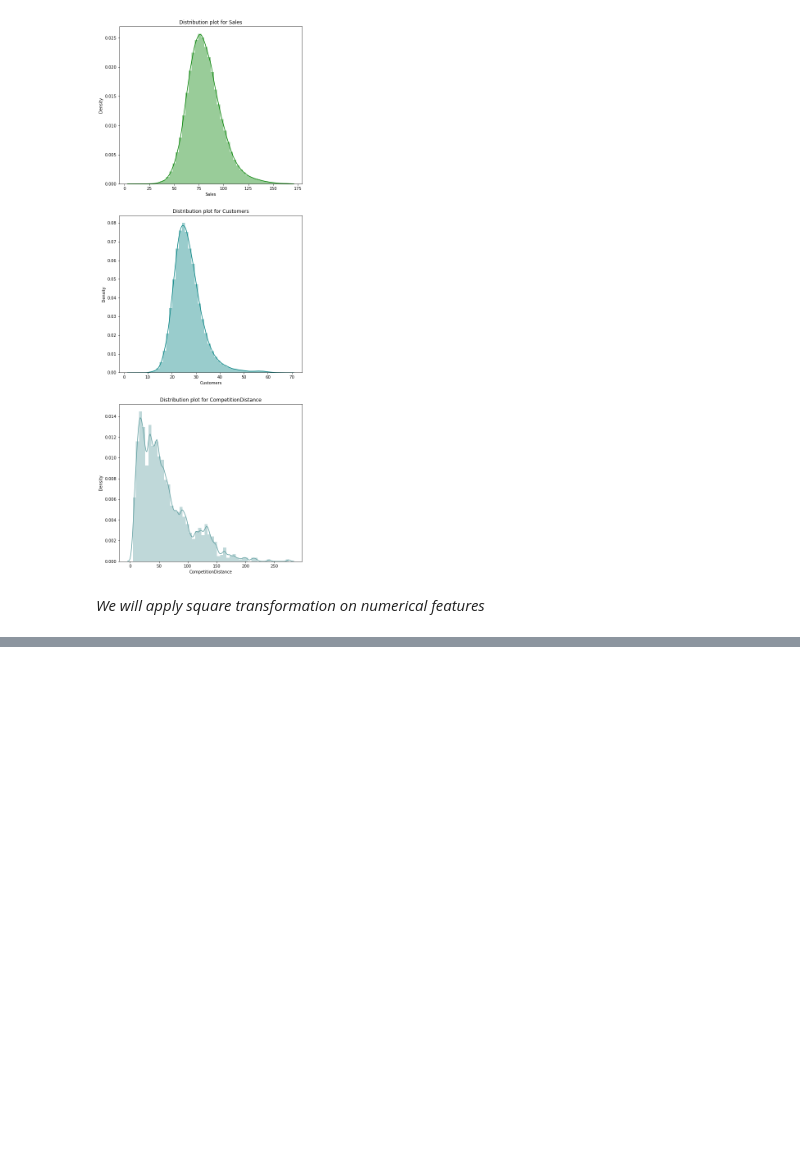
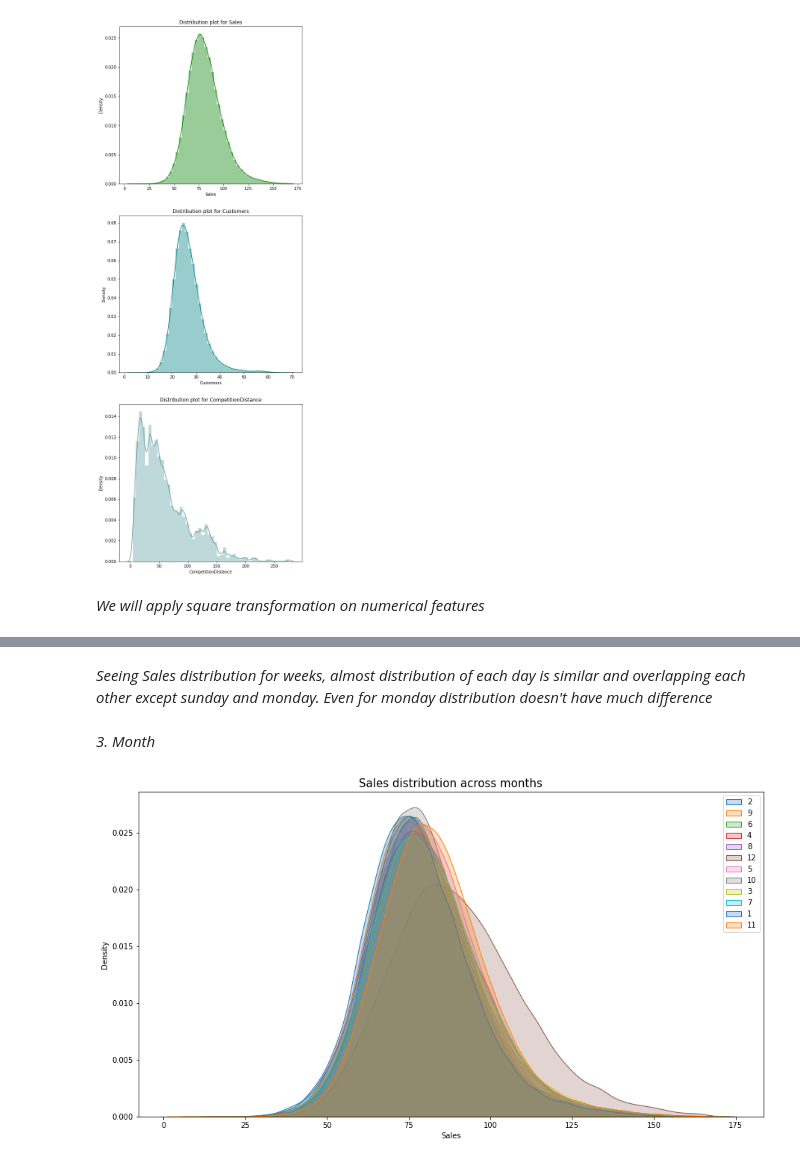
Before and after one commit to smriti192002/Rossmann--Sales--Prediction, a Jupyter notebook: Rossmann_Sales_Prediction.ipynb, the cells around one changed output, grey strips where cells are left out. Saved outputs shown, nothing was run; the diff lists cells and outputs as text; code cells hidden in the pictures; blank space fills up the shorter version.

```diff
--- a/Rossmann_Sales_Prediction.ipynb
+++ b/Rossmann_Sales_Prediction.ipynb
@@ -1606,0 +1646,32 @@ for i,feature in enumerate(num_features):
+# %% [markdown]
+*Seeing Sales distribution for weeks, almost distribution of each day is similar and overlapping each other except sunday and monday. Even for monday distribution doesn't have much difference*
+# %%
+#_____________________________________Block 98______________________________________________________
+
+
+#defining a function to perform label encoding in dayofweek feature
+def dayofweek_to_int(x):
+#assigning integral values corresponding to different categories of dayofweek feature on the basis of their contribution to sales
+  if x == 1:   #days other than monday and sunday
+    return 1
+  else:         #monday
+    return 0
+# %%
+#_________________________________________Block 99_____________________________________________________________
+
+reg_train_data['DayOfWeek'] = reg_train_data['DayOfWeek'].apply(dayofweek_to_int)   #applying above defined function to perform label encoding in DayOfWeek feature for train_data
+reg_test_data['DayOfWeek'] = reg_test_data['DayOfWeek'].apply(dayofweek_to_int)     ##applying above defined function to perform label encoding in DayOfWeek feature for test_data
+# %% [markdown]
+*3. Month*
+# %%
+#________________________________________Block 100________________________________________________________
+
+#checking for distribution of sales in each day of month
+plt.figure(figsize=(15,8))
+for val in reg_train_data['month'].unique():   #iterating over unique values of weekdays to visualise distribution of sales across each weekday
+  sns.kdeplot(reg_train_data[reg_train_data['month']==val]['Sales'] ,label = val,shade=True)   #kde plot
+plt.title('Sales distribution across months',fontsize=15)
+plt.legend()   #to give legends in the plot
+plt.show()
+# %% [output]
+[figure, added]
```
Also changed, not shown: parts of 28 cells of this notebook.
